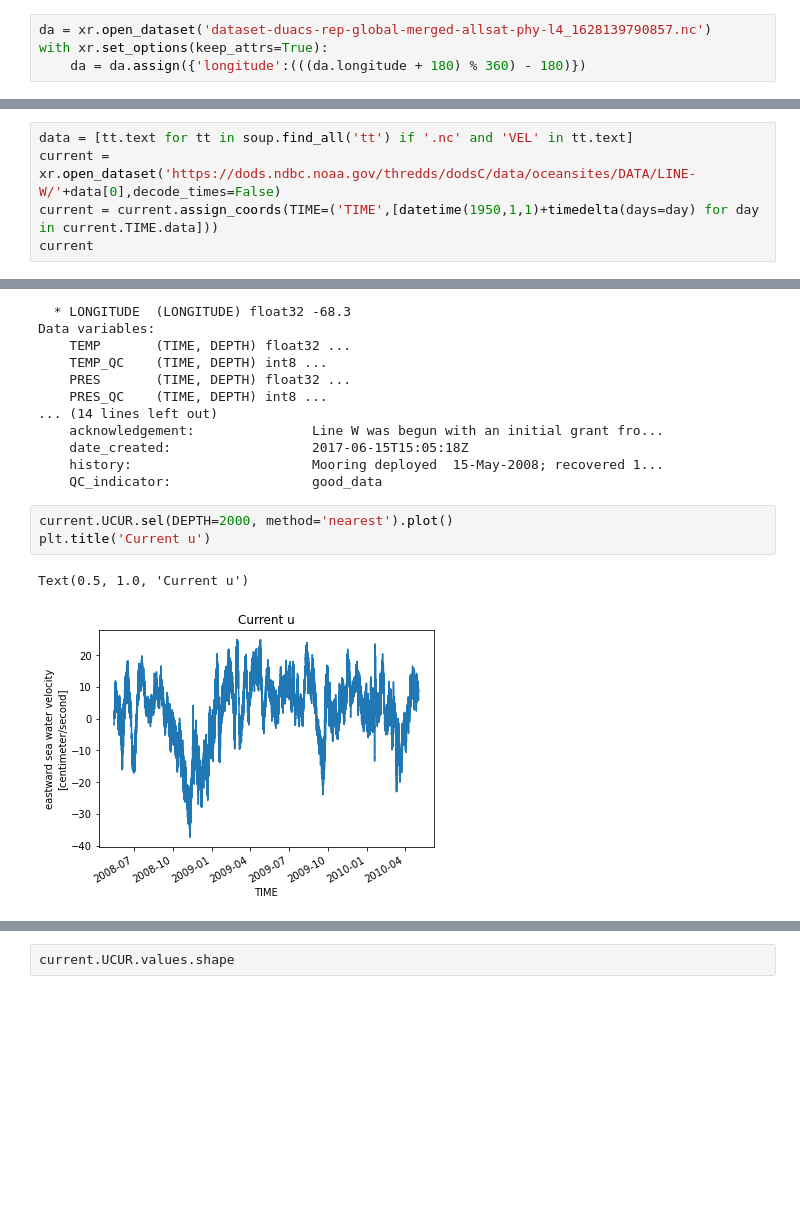
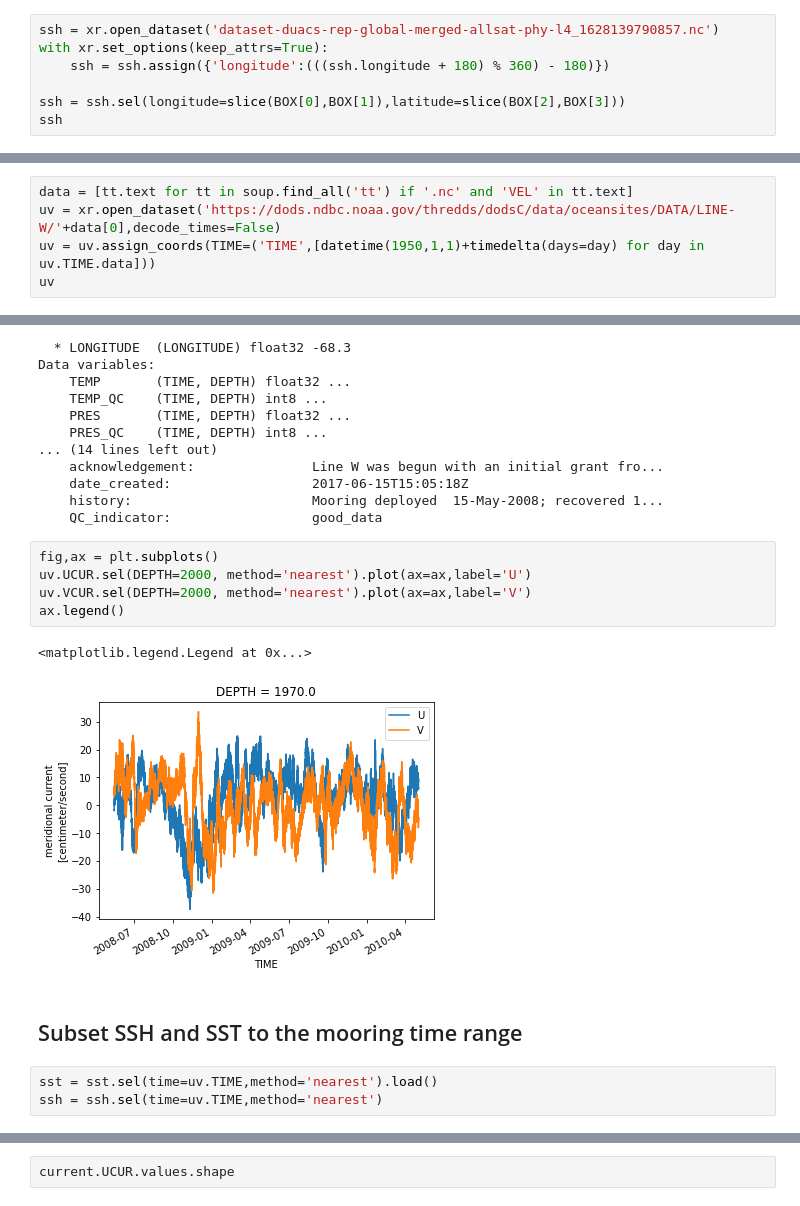
Before and after one commit to oceanhackweek/ohw21-proj-deep-currents, a Jupyter notebook: notebooks/data_analysis.ipynb, the cells around one changed output, grey strips where cells are left out. Saved outputs shown, nothing was run; the diff lists cells and outputs as text; blank space fills up the shorter version.

```diff
--- a/notebooks/data_analysis.ipynb
+++ b/notebooks/data_analysis.ipynb
@@ -12,4 +131,7 @@ from datetime import datetime,timedelta
 # %%
-da = xr.open_dataset('dataset-duacs-rep-global-merged-allsat-phy-l4_1628139790857.nc')
+ssh = xr.open_dataset('dataset-duacs-rep-global-merged-allsat-phy-l4_1628139790857.nc')
 with xr.set_options(keep_attrs=True):
-    da = da.assign({'longitude':(((da.longitude + 180) % 360) - 180)})
+    ssh = ssh.assign({'longitude':(((ssh.longitude + 180) % 360) - 180)})
+
+ssh = ssh.sel(longitude=slice(BOX[0],BOX[1]),latitude=slice(BOX[2],BOX[3]))
+ssh
@@ -57,9 +171,9 @@ ssh.isel(time=180).adt.plot.contourf('longitude','latitude')
 soup = BeautifulSoup(requests.get("https://dods.ndbc.noaa.gov/thredds/catalog/data/oceansites/DATA/LINE-W/catalog.html").content, "html.parser")
 # %%
 data = [tt.text for tt in soup.find_all('tt') if '.nc' and 'VEL' in tt.text]
-current = xr.open_dataset('https://dods.ndbc.noaa.gov/thredds/dodsC/data/oceansites/DATA/LINE-W/'+data[0],decode_times=False)
-current = current.assign_coords(TIME=('TIME',[datetime(1950,1,1)+timedelta(days=day) for day in current.TIME.data]))
-current
+uv = xr.open_dataset('https://dods.ndbc.noaa.gov/thredds/dodsC/data/oceansites/DATA/LINE-W/'+data[0],decode_times=False)
+uv = uv.assign_coords(TIME=('TIME',[datetime(1950,1,1)+timedelta(days=day) for day in uv.TIME.data]))
+uv
 # %% [output]
 <xarray.Dataset>
 Dimensions:    (TIME: 34407, DEPTH: 8, LATITUDE: 1, LONGITUDE: 1)
@@ -79,8 +193,15 @@ Data variables:
     history:                       Mooring deployed  15-May-2008; recovered 1...
     QC_indicator:                  good_data
 # %%
-current.UCUR.sel(DEPTH=2000, method='nearest').plot()
-plt.title('Current u')
+fig,ax = plt.subplots()
+uv.UCUR.sel(DEPTH=2000, method='nearest').plot(ax=ax,label='U')
+uv.VCUR.sel(DEPTH=2000, method='nearest').plot(ax=ax,label='V')
+ax.legend()
 # %% [output]
-Text(0.5, 1.0, 'Current u')
+<matplotlib.legend.Legend at 0x...>
-[figure, old version]
+[figure, new version]
+# %% [markdown]
+## Subset SSH and SST to the mooring time range
+# %%
+sst = sst.sel(time=uv.TIME,method='nearest').load()
+ssh = ssh.sel(time=uv.TIME,method='nearest')
```
Also changed, not shown: parts of 16 cells of this notebook.
